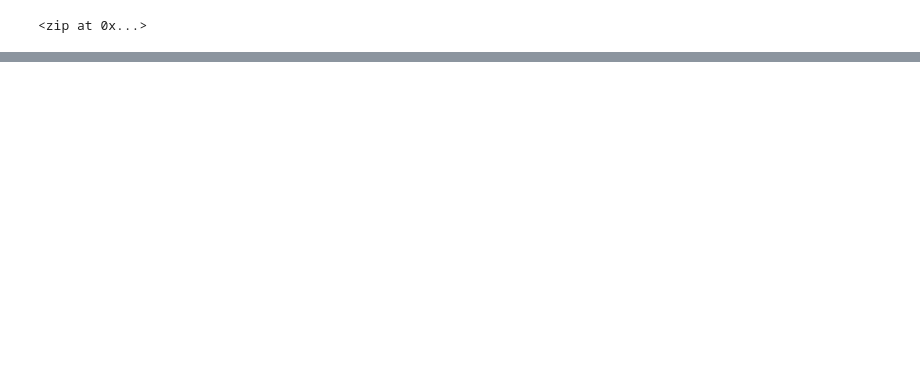
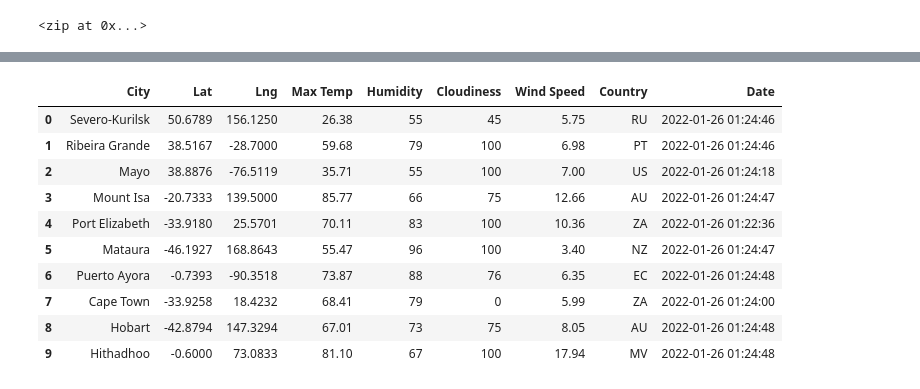
Before and after one commit to swichtenberg/World_Weather_Analysis, a Jupyter notebook: WeatherPy.ipynb, the cells around one changed output, grey strips where cells are left out. Cells and saved outputs as stored; diff of their text form; code cells hidden in the pictures; blank space fills up the shorter version.

```diff
--- a/WeatherPy.ipynb
+++ b/WeatherPy.ipynb
@@ -6,0 +11,13 @@ from citipy import citipy
+# %%
+# Starting URL fo Weather Map API Call.
+url = "http://api.openweathermap.org/data/2.5/weather?units=Imperial&APPID=" + weatherkey
+# %%
+# Create an empty list to hold the weather data.
+city_data = []
+# Print the beginning of the logging.
+print("Beginning Data Retrieval     ")
+print("-----------------------------")
+
+# Create counters.
+record_count = 1
+set_count = 1
@@ -31,0 +122,16 @@ len(cities)
+# %%
+# Convert the array of dictionaries to a Pandas DataFrame.
+output_city_data_df = pd.DataFrame(city_data)
+output_city_data_df.head(10)
+# %% [output]
+|  | City | Lat | Lng | Max Temp | Humidity | Cloudiness | Wind Speed | Country | Date |
+| 0 | Severo-Kurilsk | 50.6789 | 156.1250 | 26.38 | 55 | 45 | 5.75 | RU | 2022-01-26 01:24:46 |
+| 1 | Ribeira Grande | 38.5167 | -28.7000 | 59.68 | 79 | 100 | 6.98 | PT | 2022-01-26 01:24:46 |
+| 2 | Mayo | 38.8876 | -76.5119 | 35.71 | 55 | 100 | 7.00 | US | 2022-01-26 01:24:18 |
+| 3 | Mount Isa | -20.7333 | 139.5000 | 85.77 | 66 | 75 | 12.66 | AU | 2022-01-26 01:24:47 |
+| 4 | Port Elizabeth | -33.9180 | 25.5701 | 70.11 | 83 | 100 | 10.36 | ZA | 2022-01-26 01:22:36 |
+| 5 | Mataura | -46.1927 | 168.8643 | 55.47 | 96 | 100 | 3.40 | NZ | 2022-01-26 01:24:47 |
+| 6 | Puerto Ayora | -0.7393 | -90.3518 | 73.87 | 88 | 76 | 6.35 | EC | 2022-01-26 01:24:48 |
+| 7 | Cape Town | -33.9258 | 18.4232 | 68.41 | 79 | 0 | 5.99 | ZA | 2022-01-26 01:24:00 |
+| 8 | Hobart | -42.8794 | 147.3294 | 67.01 | 73 | 75 | 8.05 | AU | 2022-01-26 01:24:48 |
+| 9 | Hithadhoo | -0.6000 | 73.0833 | 81.10 | 67 | 100 | 17.94 | MV | 2022-01-26 01:24:48 |
```
Also changed, not shown: parts of 6 cells of this notebook, 1 other file.
